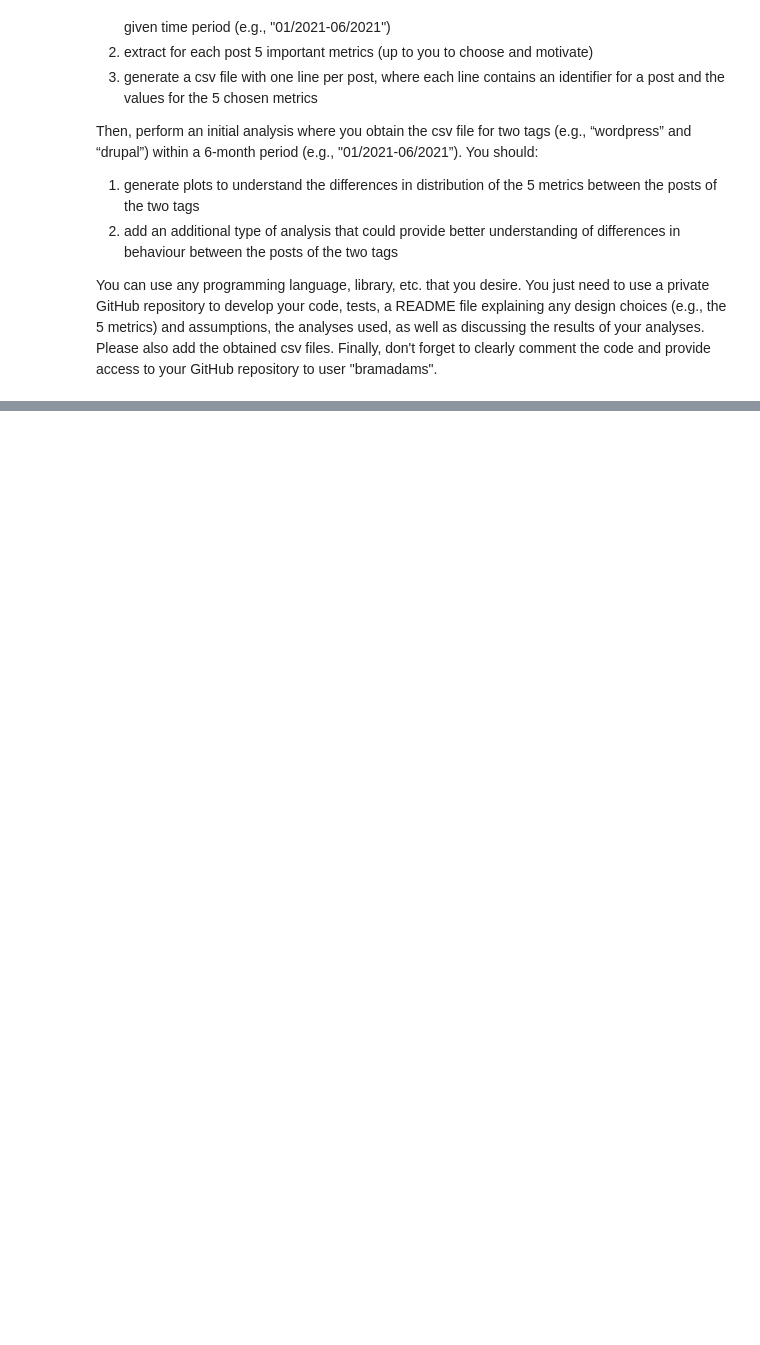
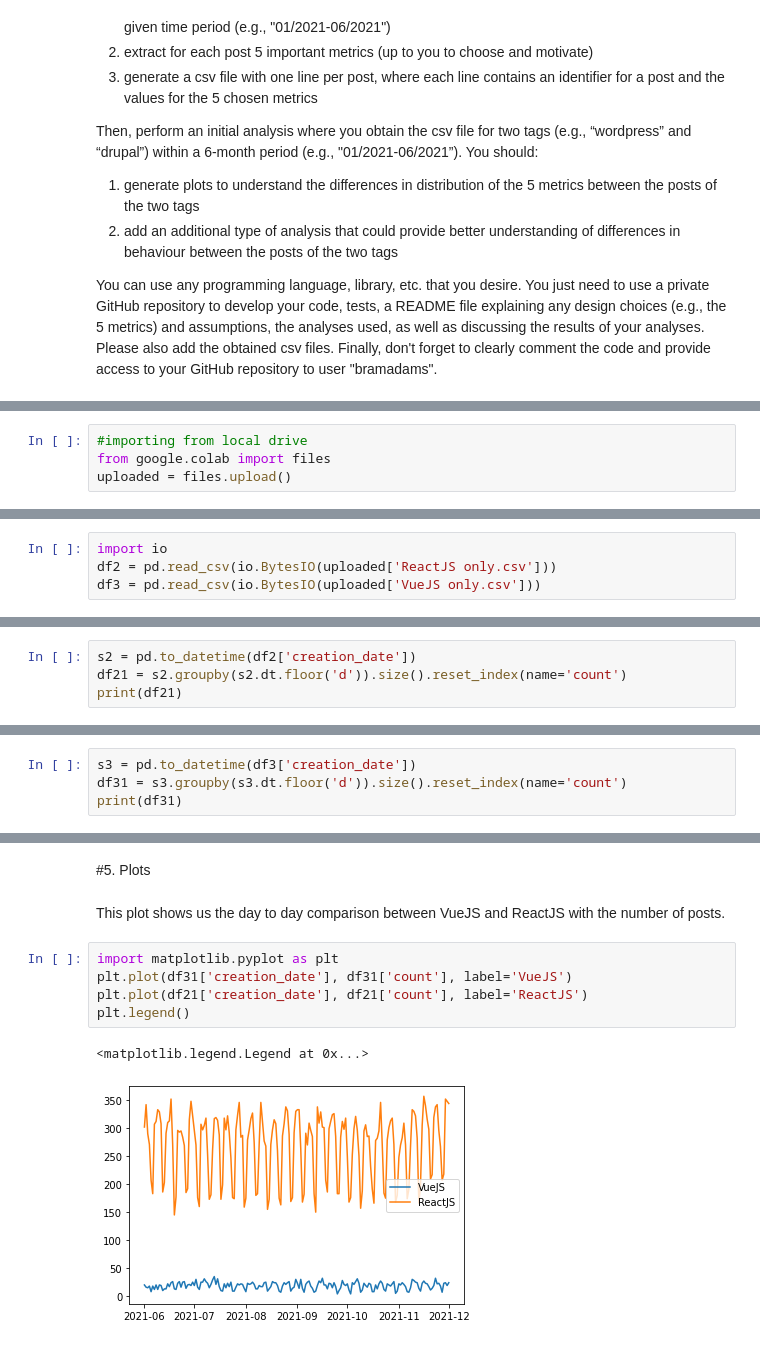
Before and after one commit to NomiPeaceMaker/StackOverflowAnalysis4Queens, a Jupyter notebook: StackOverflowDataAnalysis.ipynb, the cells around one changed output, grey strips where cells are left out. Drawn from its saved outputs; the diff is of its cells as text; blank space fills up the shorter version.

```diff
--- a/StackOverflowDataAnalysis.ipynb
+++ b/StackOverflowDataAnalysis.ipynb
@@ -15,0 +67,4 @@ I am getting the posts from https://www.kaggle.com/stackoverflow/stackoverflow?s
+# %%
+#importing from local drive
+from google.colab import files
+uploaded = files.upload()
@@ -15,0 +75,4 @@ I am getting the posts from https://www.kaggle.com/stackoverflow/stackoverflow?s
+# %%
+import io
+df2 = pd.read_csv(io.BytesIO(uploaded['ReactJS only.csv']))
+df3 = pd.read_csv(io.BytesIO(uploaded['VueJS only.csv']))
@@ -15,0 +162,4 @@ I am getting the posts from https://www.kaggle.com/stackoverflow/stackoverflow?s
+# %%
+s2 = pd.to_datetime(df2['creation_date'])
+df21 = s2.groupby(s2.dt.floor('d')).size().reset_index(name='count')
+print(df21)
@@ -15,0 +181,4 @@ I am getting the posts from https://www.kaggle.com/stackoverflow/stackoverflow?s
+# %%
+s3 = pd.to_datetime(df3['creation_date'])
+df31 = s3.groupby(s3.dt.floor('d')).size().reset_index(name='count')
+print(df31)
@@ -15,0 +200,12 @@ I am getting the posts from https://www.kaggle.com/stackoverflow/stackoverflow?s
+# %% [markdown]
+#5. Plots
+# %% [markdown]
+This plot shows us the day to day comparison between VueJS and ReactJS with the number of posts.
+# %%
+import matplotlib.pyplot as plt
+plt.plot(df31['creation_date'], df31['count'], label='VueJS')
+plt.plot(df21['creation_date'], df21['count'], label='ReactJS')
+plt.legend()
+# %% [output]
+<matplotlib.legend.Legend at 0x...>
+[figure, added]
```
Also changed, not shown: parts of 67 cells of this notebook.
